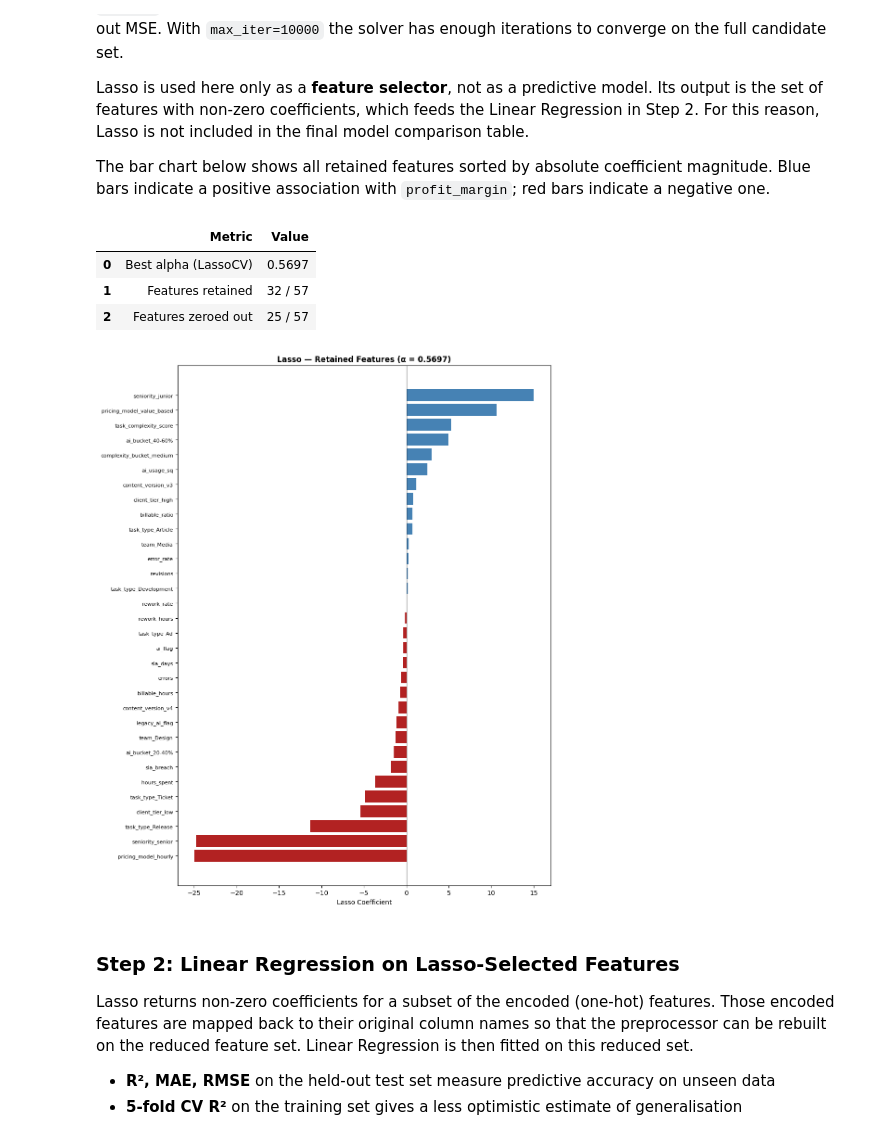
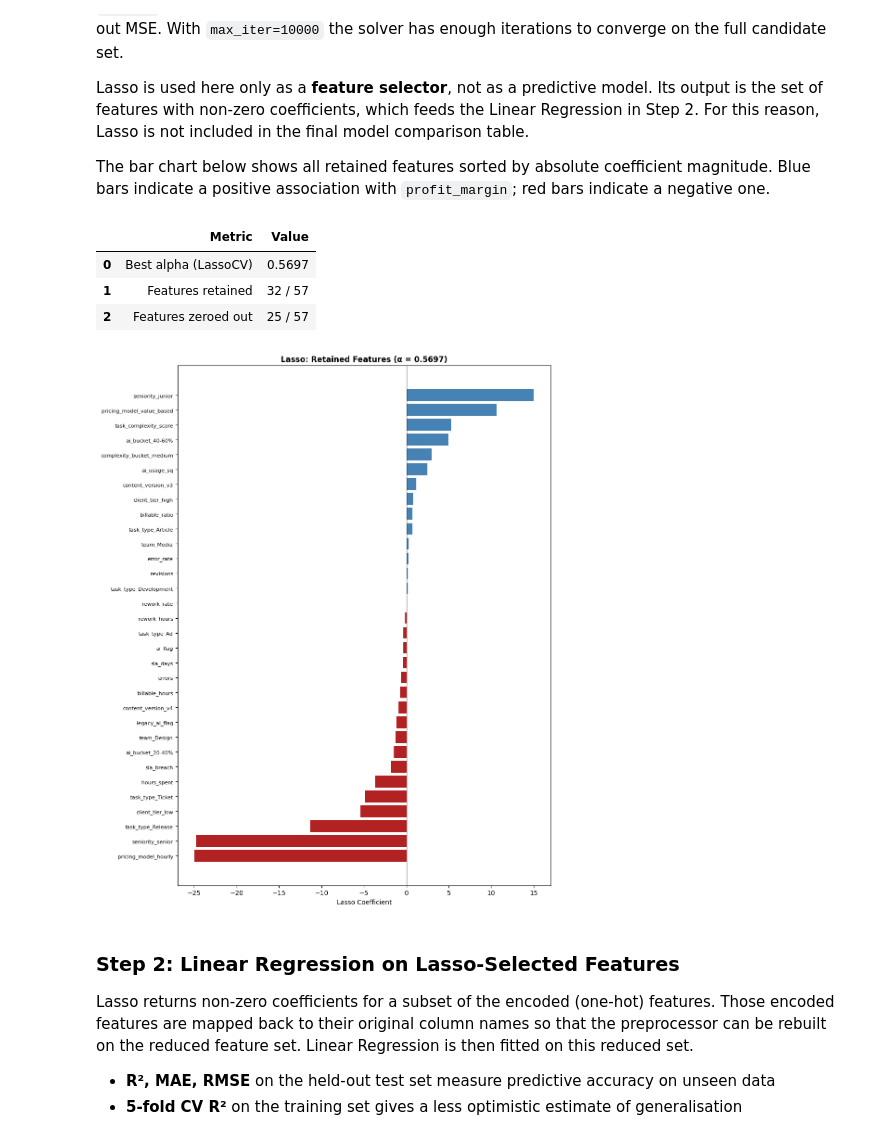
Before and after one commit to andreamammano89-maker/ML_Project_SEA_815441, a Jupyter notebook: modelling_2.ipynb, the cells around one changed output. Drawn from its saved outputs; the diff is of its cells as text; code cells hidden in the pictures.

```diff
--- a/modelling_2.ipynb
+++ b/modelling_2.ipynb
@@ -204,35 +204,35 @@ display(pd.DataFrame({
         'Best alpha (LassoCV)',
         'Features retained',
         'Features zeroed out',
     ],
     'Value': [
         f'{best_alpha:.4f}',
         f'{nonzero_mask.sum()} / {len(lasso_coef)}',
         f'{len(zeroed_names)} / {len(lasso_coef)}',
     ]
 }))
 
 # ── Coefficient plot ───────────────────────────────────────────────────────
 sort_idx = np.argsort(retained_coefs)
 s_names = [retained_names[i] for i in sort_idx]
 s_coefs = retained_coefs[sort_idx]
 s_colors = ['steelblue' if c > 0 else 'firebrick' for c in s_coefs]
 
 fig, ax = plt.subplots(figsize=(10, max(5, len(s_names) * 0.38)))
 ax.barh(range(len(s_names)), s_coefs, color=s_colors)
 ax.set_yticks(range(len(s_names)))
 ax.set_yticklabels(s_names, fontsize=8)
 ax.axvline(0, color='black', linewidth=0.8)
 ax.set_xlabel('Lasso Coefficient')
-ax.set_title(f'Lasso — Retained Features (α = {best_alpha:.4f})', fontweight='bold')
+ax.set_title(f'Lasso: Retained Features (α = {best_alpha:.4f})', fontweight='bold')
 plt.tight_layout()
 plt.savefig('images/lasso_coefficients_s1.png', dpi=150, bbox_inches='tight')
 # %% [output]
 |  | Metric | Value |
 | 0 | Best alpha (LassoCV) | 0.5697 |
 | 1 | Features retained | 32 / 57 |
 | 2 | Features zeroed out | 25 / 57 |
-[figure, old version]
+[figure, new version]
 # %% [markdown]
 ### Step 2: Linear Regression on Lasso-Selected Features
 
```
Also changed, not shown: parts of 13 cells of this notebook.
